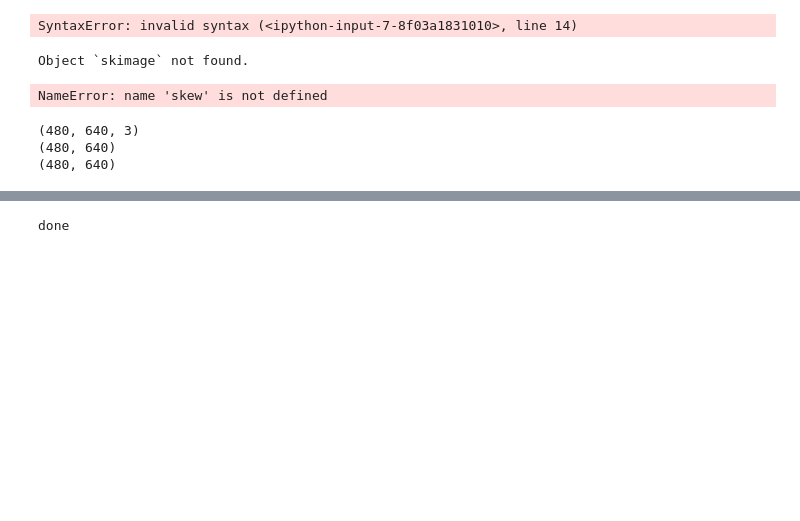
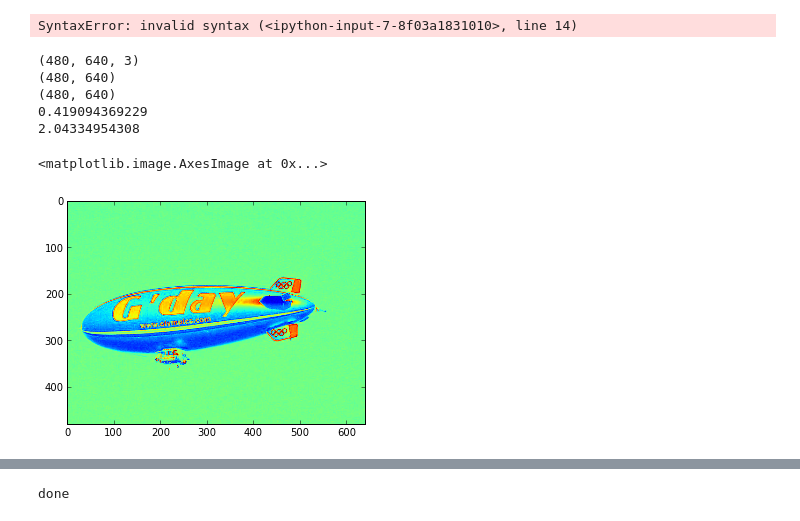
Before and after one commit to smwahl/ay250_swahl, a Jupyter notebook: hw_04/hw_04.ipynb, the cells around one changed output, grey strips where cells are left out. Saved outputs shown, nothing was run; the diff lists cells and outputs as text; code cells hidden in the pictures; blank space fills up the shorter version.

```diff
--- a/hw_04/hw_04.ipynb
+++ b/hw_04/hw_04.ipynb
@@ -69,41 +71,42 @@ print data.shape
 data[:,:,0:3].mean(2)
 # %% [output]
 SyntaxError: invalid syntax (<ipython-input-7-8f03a1831010>, line 14)
-# %%
-
-import skimage as skim
-skimage?
-# %% [output]
-Object `skimage` not found.
 # %%
 # testing image indexing for simple
 from scipy.signal import fftconvolve
 from scipy.stats import skew,kurtosis
 # %%
+# Testing features from statistics on ndarrays
+
 im = imread('/Users/swahl/code/python/ay250_swahl/hw_04/50_categories/blimp/blimp_0001.jpg')
 print im.shape
 im[:,:,0:3].mean(2).shape
 flat = im[:,:,0:3].mean(2)
 xhist = flat.mean(0)
 yhist = flat.mean(1)
 red = im[:,:,0]
 blue = im[:,:,1]
 green = im[:,:,2]
 
 print red.shape
 print flat.shape
 
 #print fftconvolve(red,blue[::-1,::-1],mode='valid')
 #print fftconvolve(blue,green[::-1,::-1],mode='valid')
 #print fftconvolve(red,green[::-1,::-1],mode='valid')
 
 print skew(xhist)
 print kurtosis(yhist)
+
+plt.imshow(flat)
 # %% [output]
-NameError: name 'skew' is not defined
+(480, 640, 3)
+(480, 640)
+(480, 640)
+0.419094369229
+2.04334954308
-(480, 640, 3)
-(480, 640)
-(480, 640)
+<matplotlib.image.AxesImage at 0x...>
+[figure, added]
 # %%
 # edge detection
 from skimage.filter import canny
```
Also changed, not shown: parts of 13 cells of this notebook, 1 other file.
